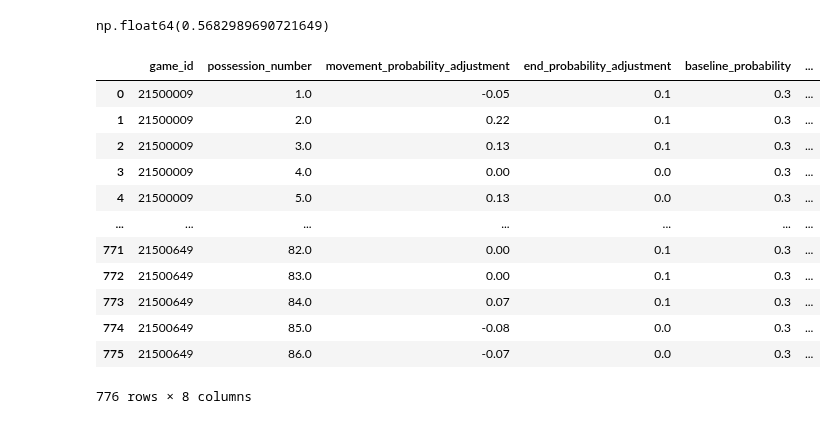
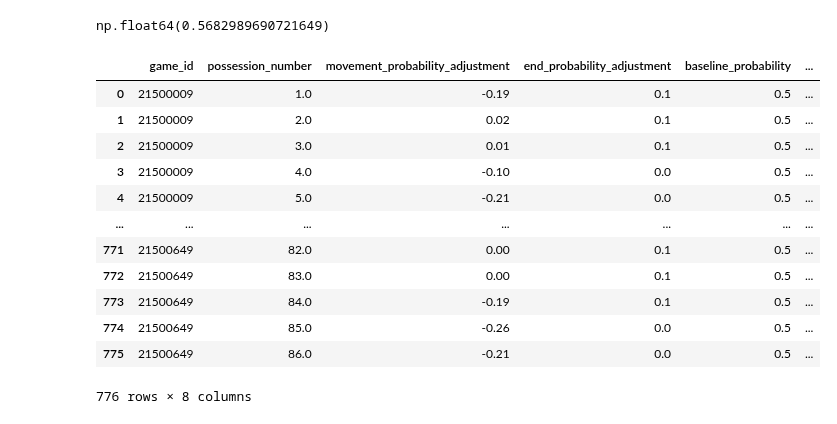
Before and after one commit to Channertheman/NBA_Analysis, a Jupyter notebook: Simulation_construction.ipynb, the cells around one changed output. Saved outputs shown, nothing was run; the diff lists cells and outputs as text; code cells hidden in the pictures.

```diff
--- a/Simulation_construction.ipynb
+++ b/Simulation_construction.ipynb
@@ -489,45 +489,45 @@ def create_baseline_scoring_probabilities(
         + probability_components["end_probability_adjustment"]
     )
     probability_components["scoring_probability"] = probability_components["raw_scoring_probability"].clip(0, 1)
 
     if scored_col in df.columns:
         actual_scoring = df.groupby(list(possession_cols), observed=False)[scored_col].max().reset_index()
         probability_components = probability_components.merge(actual_scoring, on=list(possession_cols), how="left")
 
     return probability_components
 
 
 # Example effect surfaces. Positive values increase scoring probability; negative values decrease it.
 movement_effects = np.zeros((x_bins, y_bins))
 end_effects = np.zeros((x_bins, y_bins))
 
 movement_effects[12:17, 0:3] = .05
 movement_effects[18:20, 0:4] = .05
 movement_effects[14:20, 7:10] = .01
-movement_effects[10:15, 2:6] = -.01
-movement_effects[15:18, 2:4] = -.01
+movement_effects[10:15, 2:6] = -.03
+movement_effects[15:18, 2:4] = -.03
 
 end_effects[18:20, 4:6] = .10
 
 baseline_scoring_probabilities = create_baseline_scoring_probabilities(
     visited_posssessions,
     movement_effects=movement_effects,
     end_effects=end_effects,
-    baseline_probability=.30,
+    baseline_probability=.50,
 )
 
 baseline_scoring_probabilities
 # %% [output]
 |  | game_id | possession_number | movement_probability_adjustment | end_probability_adjustment | baseline_probability | ... |
-| 0 | 21500009 | 1.0 | -0.05 | 0.1 | 0.3 | ... |
-| 1 | 21500009 | 2.0 | 0.22 | 0.1 | 0.3 | ... |
-| 2 | 21500009 | 3.0 | 0.13 | 0.1 | 0.3 | ... |
-| 3 | 21500009 | 4.0 | 0.00 | 0.0 | 0.3 | ... |
-| 4 | 21500009 | 5.0 | 0.13 | 0.0 | 0.3 | ... |
+| 0 | 21500009 | 1.0 | -0.19 | 0.1 | 0.5 | ... |
+| 1 | 21500009 | 2.0 | 0.02 | 0.1 | 0.5 | ... |
+| 2 | 21500009 | 3.0 | 0.01 | 0.1 | 0.5 | ... |
+| 3 | 21500009 | 4.0 | -0.10 | 0.0 | 0.5 | ... |
+| 4 | 21500009 | 5.0 | -0.21 | 0.0 | 0.5 | ... |
 | ... | ... | ... | ... | ... | ... | ... |
-| 771 | 21500649 | 82.0 | 0.00 | 0.1 | 0.3 | ... |
-| 772 | 21500649 | 83.0 | 0.00 | 0.1 | 0.3 | ... |
-| 773 | 21500649 | 84.0 | 0.07 | 0.1 | 0.3 | ... |
-| 774 | 21500649 | 85.0 | -0.08 | 0.0 | 0.3 | ... |
-| 775 | 21500649 | 86.0 | -0.07 | 0.0 | 0.3 | ... |
+| 771 | 21500649 | 82.0 | 0.00 | 0.1 | 0.5 | ... |
+| 772 | 21500649 | 83.0 | 0.00 | 0.1 | 0.5 | ... |
+| 773 | 21500649 | 84.0 | -0.19 | 0.1 | 0.5 | ... |
+| 774 | 21500649 | 85.0 | -0.26 | 0.0 | 0.5 | ... |
+| 775 | 21500649 | 86.0 | -0.21 | 0.0 | 0.5 | ... |
 776 rows × 8 columns
```
